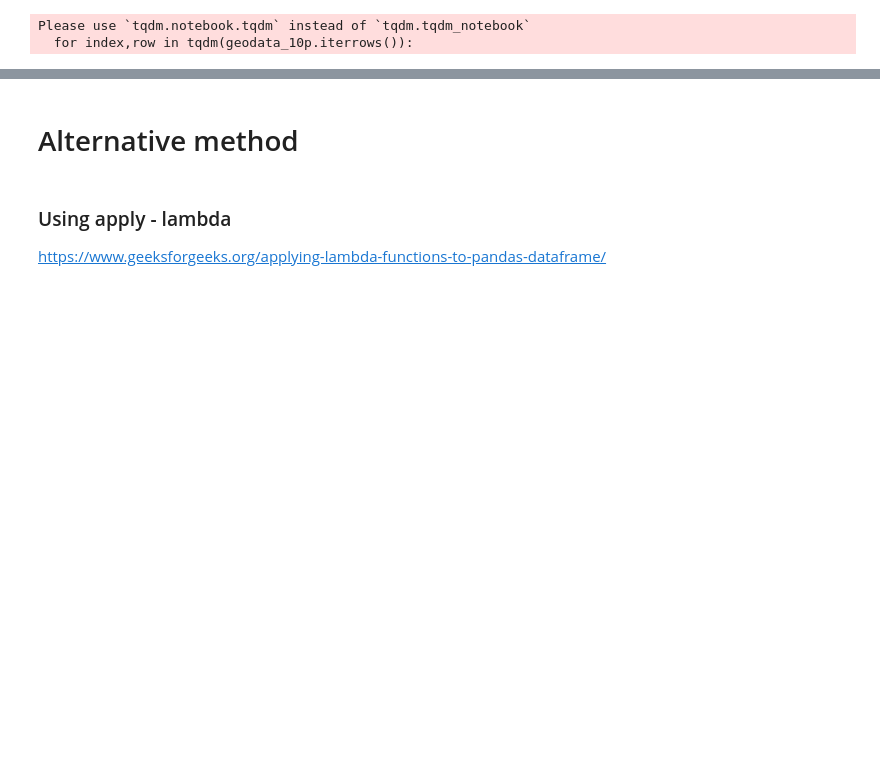
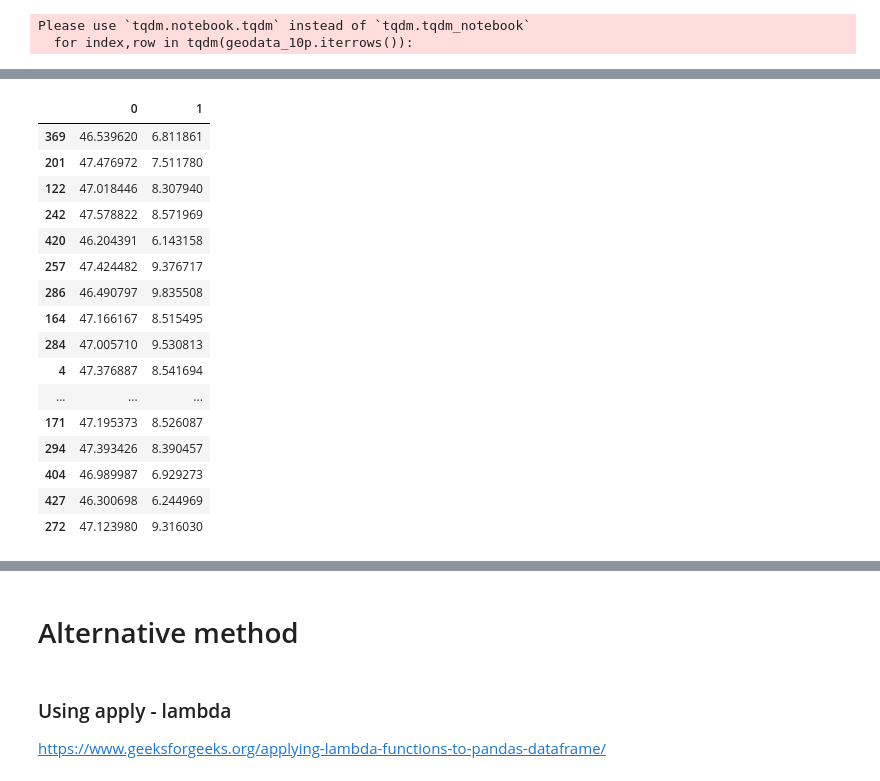
Before and after one commit to Robertopucp/1ECO35_R_PYTHON, a Jupyter notebook: Laboratorios/Lab8/GEOCODING.ipynb, the cells around one changed output, grey strips where cells are left out. Drawn from its saved outputs; the diff is of its cells as text; code cells hidden in the pictures; blank space fills up the shorter version.

```diff
--- a/Laboratorios/Lab8/GEOCODING.ipynb
+++ b/Laboratorios/Lab8/GEOCODING.ipynb
@@ -164,7 +193,8 @@ geodata['town'].duplicated(keep= "first")
 Name: town, Length: 438, dtype: bool
 # %%
 #loop using iterrows()
+# tqdm medir timepod e ejecución del llop
 
-for index, row in tqdm(geodata.iterrows()):
-    print(row)
+for index, row in geodata.iterrows():
+    print(row["town"])
 # %% [output]
@@ -243,0 +276,3 @@ geodata_10p.shape
+# %%
+coord1 = np.zeros((geodata_10p['town'].shape[0],2), dtype =float)
+coord1.shape
@@ -244,6 +281,4 @@ geodata_10p.shape
 # %%
-coord = np.zeros(shape=(geodata_10p['town'].shape[0],2), dtype =float)
-
 i=0
 
 for index,row in tqdm(geodata_10p.iterrows()):
@@ -252,16 +287,17 @@ for index,row in tqdm(geodata_10p.iterrows()):
 
     # Geocoding an address
     geocode_result = gmaps.geocode(row['town'] , region='ch')
-    if len(geocode_result)==0 :
-        coord[i][0] = "nan"
-        coord[i][1] = "nan"
+
+    if len(geocode_result) == 0 :
+        coord1[i][0] = "nan"
+        coord1[i][1] = "nan"
         i=i+1
         print(row['town'])
         print("el codigo encontro error")
 
     else :
-        coord[i][0]=geocode_result[0]['geometry']['location']['lat']
-        coord[i][1]=geocode_result[0]['geometry']['location']['lng']
+        coord1[i][0]=geocode_result[0]['geometry']['location']['lat']
+        coord1[i][1]=geocode_result[0]['geometry']['location']['lng']
         i=i+1
 # %% [output]
 Please use `tqdm.notebook.tqdm` instead of `tqdm.tqdm_notebook`
@@ -289 +345,21 @@ array([[46.5396202,  6.8118613],
+# %%
+pd.DataFrame( coord1.tolist(), index = geodata_10p.index )
+# %% [output]
+|  | 0 | 1 |
+| 369 | 46.539620 | 6.811861 |
+| 201 | 47.476972 | 7.511780 |
+| 122 | 47.018446 | 8.307940 |
+| 242 | 47.578822 | 8.571969 |
+| 420 | 46.204391 | 6.143158 |
+| 257 | 47.424482 | 9.376717 |
+| 286 | 46.490797 | 9.835508 |
+| 164 | 47.166167 | 8.515495 |
+| 284 | 47.005710 | 9.530813 |
+| 4 | 47.376887 | 8.541694 |
+| ... | ... | ... |
+| 171 | 47.195373 | 8.526087 |
+| 294 | 47.393426 | 8.390457 |
+| 404 | 46.989987 | 6.929273 |
+| 427 | 46.300698 | 6.244969 |
+| 272 | 47.123980 | 9.316030 |
 # %%
```
Also changed, not shown: parts of 15 cells of this notebook, 1 other file.
